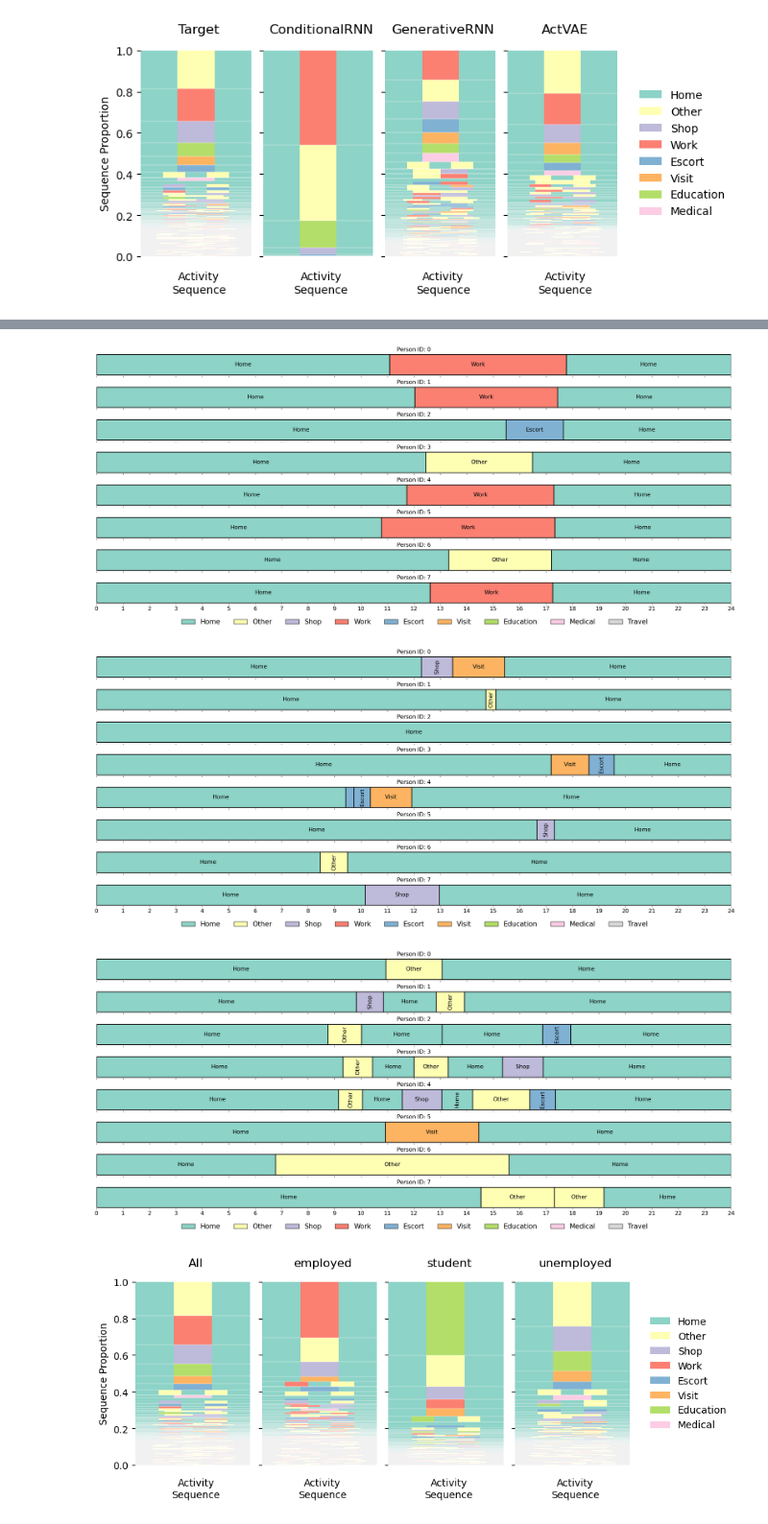
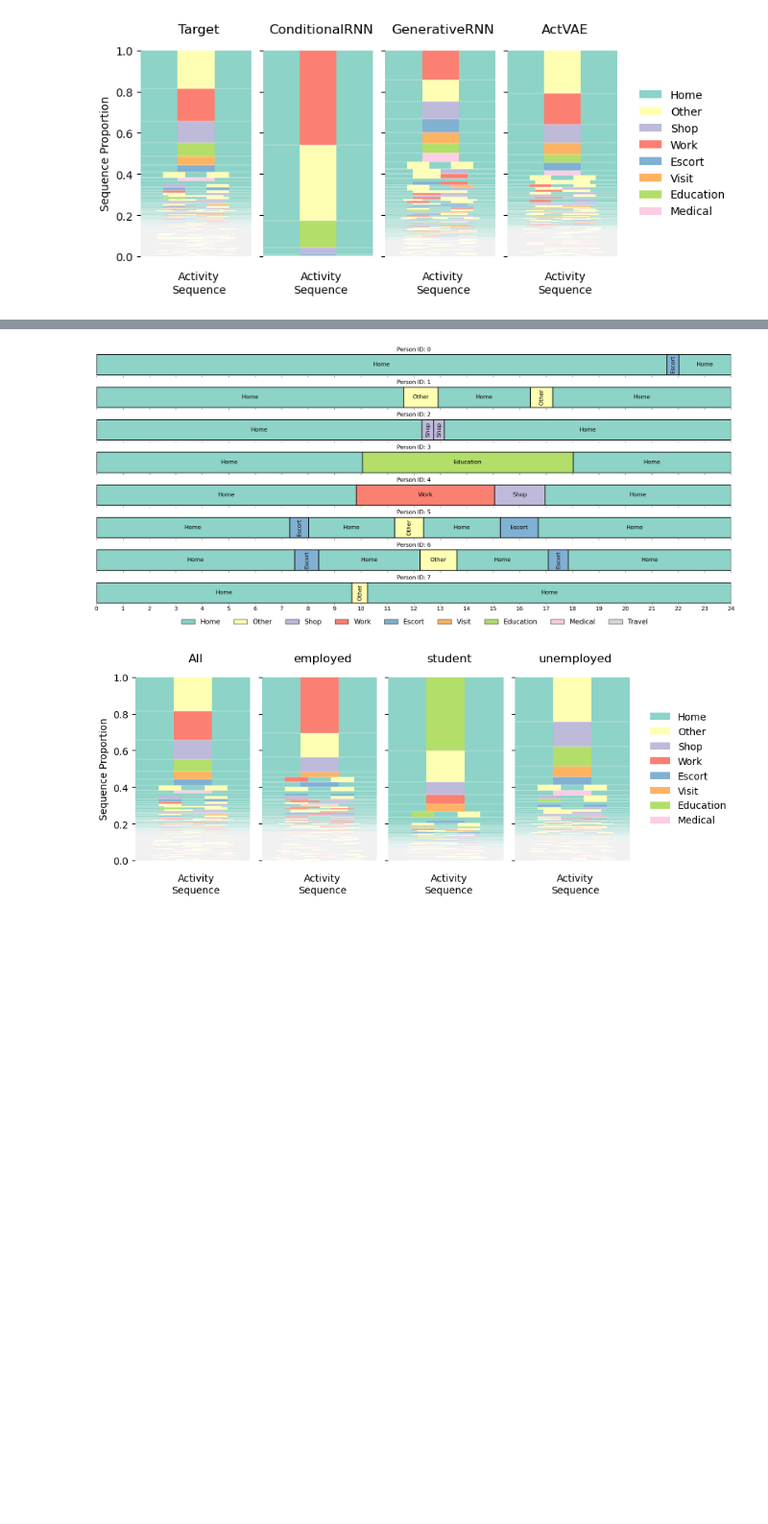
Before and after one commit to big-ucl/caveat, a Jupyter notebook: analysis/TRB_analysis.ipynb, the cells around one changed output, grey strips where cells are left out. Shown at 96% size. Saved outputs shown, nothing was run; the diff lists cells and outputs as text; code cells hidden in the pictures; blank space fills up the shorter version.

```diff
--- a/analysis/TRB_analysis.ipynb
+++ b/analysis/TRB_analysis.ipynb
@@ -1426,11 +1426,9 @@ plot_schedules(target_schedules)
 # %%
-for n, p in batch_paths.items():
-    examples = pd.read_csv(next(find_nth(p))[1] / "synthetic_schedules.csv")
-    plot_schedules(examples)
+p = batch_paths["ActVAE"]
+examples = pd.read_csv(next(find_nth(p))[1] / "synthetic_schedules.csv")
+plot_schedules(examples)
 # %% [output]
-[figure, old version]
+[figure, new version]
-[figure, removed]
-[figure, removed]
 # %%
 splits = split_on(target_schedules, target_attributes)
 fig = describe_transitions.sequence_prob_plot(
```
Also changed, not shown: parts of 8 cells of this notebook, 25 other files.
